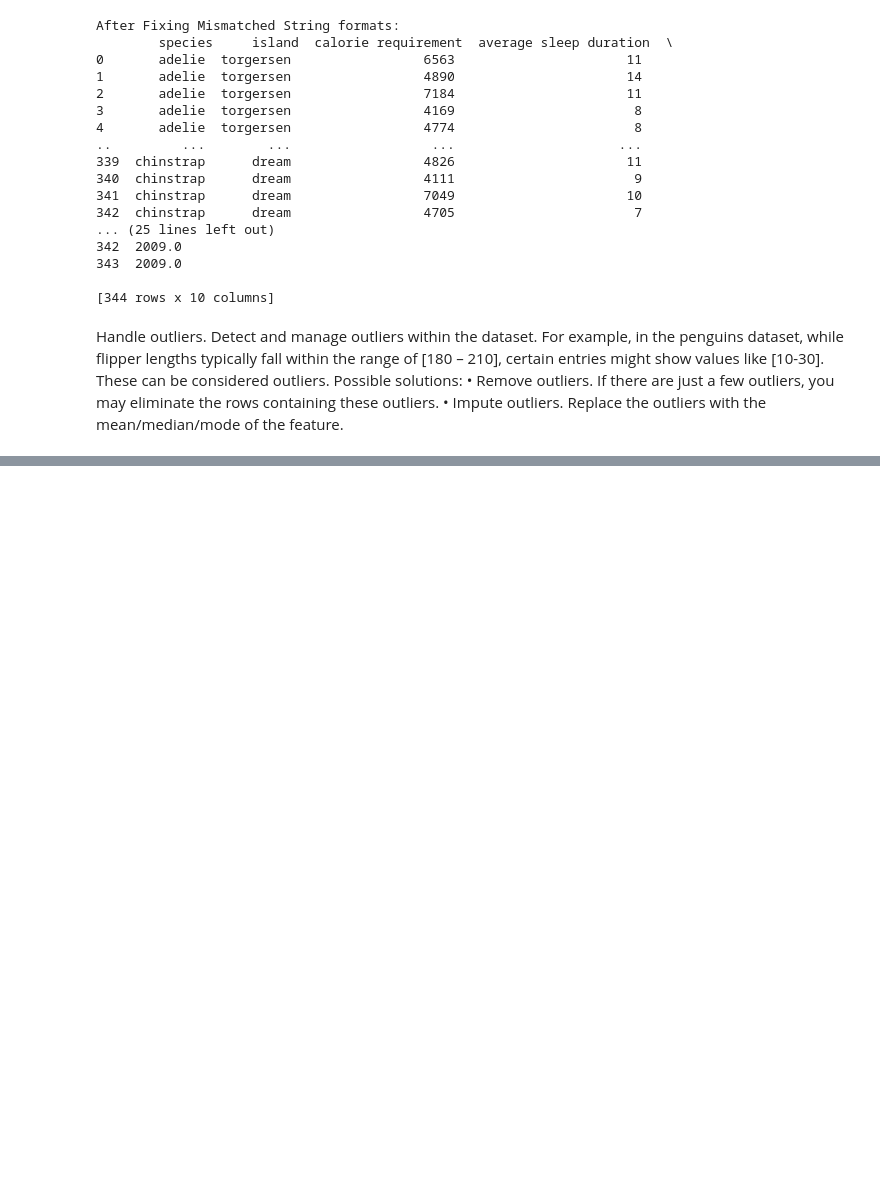
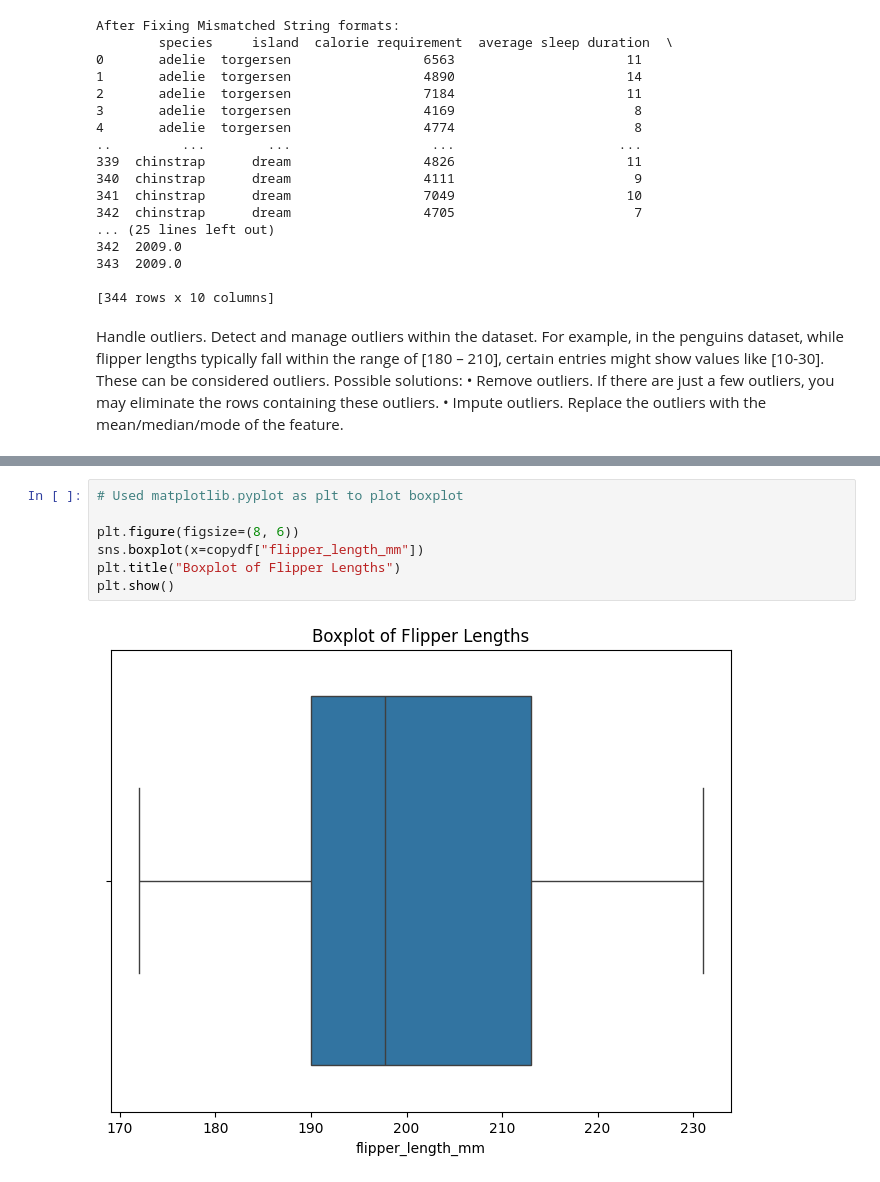
Before and after one commit to abhiiiinair24/ML_Assignment1, a Jupyter notebook: ML_Assignment_1.ipynb, the cells around one changed output, grey strips where cells are left out. Cells and saved outputs as stored; diff of their text form; blank space fills up the shorter version.

```diff
--- a/ML_Assignment_1.ipynb
+++ b/ML_Assignment_1.ipynb
@@ -197,0 +219,9 @@ Outliers Present.
+# %%
+# Used matplotlib.pyplot as plt to plot boxplot
+
+plt.figure(figsize=(8, 6))
+sns.boxplot(x=copydf["flipper_length_mm"])
+plt.title("Boxplot of Flipper Lengths")
+plt.show()
+# %% [output]
+[figure, added]
```
Also changed, not shown: parts of 23 cells of this notebook.
